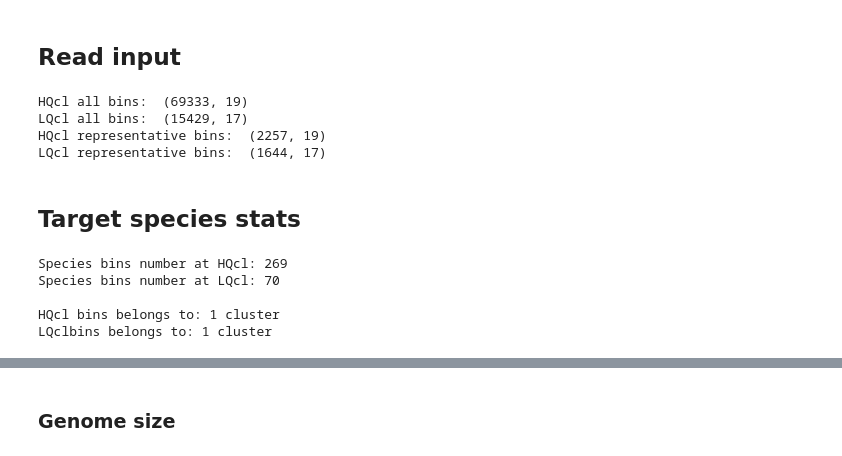
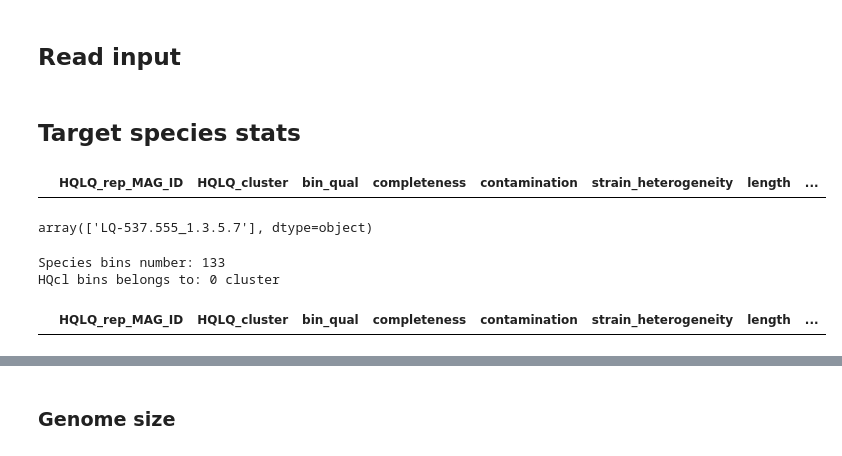
Before and after one commit to Chartiza/2023_EstMB_MAGdb_sp_stat, a Jupyter notebook: Taxa_Nassos.ipynb, the cells around one changed output, grey strips where cells are left out. Drawn from its saved outputs; the diff is of its cells as text; code cells hidden in the pictures.

```diff
--- a/Taxa_Nassos.ipynb
+++ b/Taxa_Nassos.ipynb
@@ -15,15 +16,11 @@ all_lq = pd.read_excel('../!DATA_EstMB_MAGdb/LQcl_all_bins_all_info.xlsx')
 # read info about representative bins
 rep_hq = pd.read_excel('../!DATA_EstMB_MAGdb/HQcl_representative_MAGs_all_info.xlsx')
 rep_lq = pd.read_excel('../!DATA_EstMB_MAGdb/LQcl_representative_MAGs_all_info.xlsx')
+# read info about all bins together
+all_mag = pd.read_excel('../2023_FINAL_build/results/together_HQLQcl_all_MAGs_all_info.xlsx')
+rep_mag = pd.read_excel('../2023_FINAL_build/results/together_HQLQcl_representative_MAGs_all_info.xlsx')
 
-print('HQcl all bins: ', all_hq.shape)
-print('LQcl all bins: ', all_lq.shape)
-print('HQcl representative bins: ', rep_hq.shape)
-print('LQcl representative bins: ', rep_lq.shape)
+# combine all_lq and all_hq
+all_bins = pd.concat([all_lq, all_hq])
-# %% [output]
-HQcl all bins:  (69333, 19)
-LQcl all bins:  (15429, 17)
-HQcl representative bins:  (2257, 19)
-LQcl representative bins:  (1644, 17)
 # %% [markdown]
 ## Target species stats
@@ -36,17 +38,21 @@ hq_trg = all_hq[all_hq['sp']== trg]
+# %%
+rep_mag[rep_mag['cluster']== 'LQ-537.555_1.3.5.7']
+# %% [output]
+|  | HQLQ_rep_MAG_ID | HQLQ_cluster | bin_qual | completeness | contamination | strain_heterogeneity | length | ... |
+# %%
+trg_all['cluster'].unique()
+# %% [output]
+array(['LQ-537.555_1.3.5.7'], dtype=object)
 # %%
 # presence/absence of taxa in all bins
-print('Species bins number at HQcl:', len(hq_trg))
-print('Species bins number at LQcl:', len(lq_trg), '\n')
-
+print('Species bins number:', len(trg_all))
 # number of clusters
-print('HQcl bins belongs to:', len(hq_trg['cluster'].unique()), 'cluster')
-print('LQclbins belongs to:', len(lq_trg['cluster'].unique()), 'cluster')
-
-# bins quality
+print('HQcl bins belongs to:', len(trg_rep['cluster'].unique()), 'cluster')
 # %% [output]
-Species bins number at HQcl: 269
-Species bins number at LQcl: 70
-
-HQcl bins belongs to: 1 cluster
-LQclbins belongs to: 1 cluster
+Species bins number: 133
+HQcl bins belongs to: 0 cluster
+# %%
+trg_rep
+# %% [output]
+|  | HQLQ_rep_MAG_ID | HQLQ_cluster | bin_qual | completeness | contamination | strain_heterogeneity | length | ... |
 # %%
```
Also changed, not shown: parts of 18 cells of this notebook, 13 other files.
